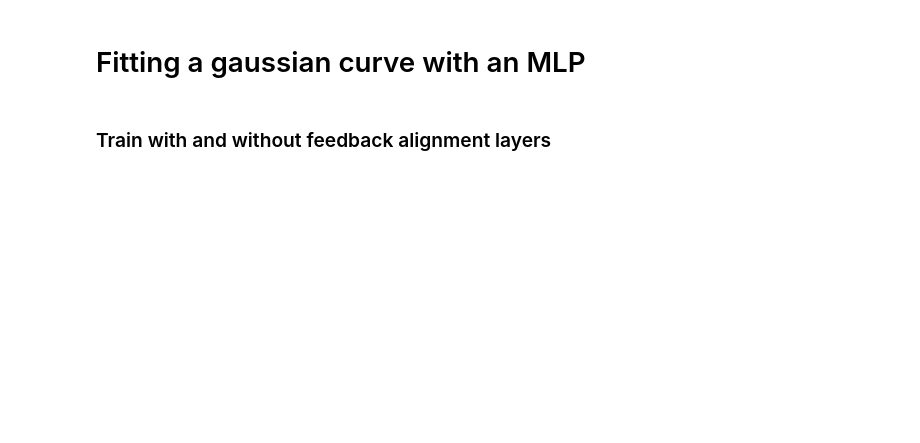
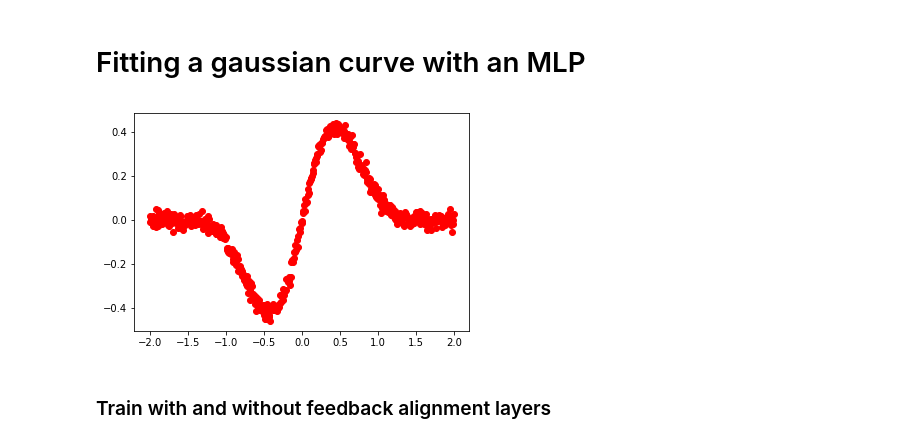
Before and after one commit to taliesinb/feedback_alignment, a Jupyter notebook: train_simple.ipynb, the cells around one changed output. Drawn from its saved outputs; the diff is of its cells as text; code cells hidden in the pictures; blank space fills up the shorter version.

```diff
--- a/train_simple.ipynb
+++ b/train_simple.ipynb
@@ -9,10 +13,12 @@ from fa import *
 from train import *
 from utils import *
 # %%
-n = 1000
+n = 500
 x = np.linspace(-2, 2, n).reshape(-1, 1)
-y = 0.5*np.exp(-(x*1.5)**2) - 0.3 + 0.02 * np.random.randn(*x.shape)
+y = 0.8*np.exp(-((x*0.7)*2)**2) * np.sin(2*x) + 0.02 * np.random.randn(*x.shape)
 plt.plot(x, y, 'ro');
+# %% [output]
+[figure, added]
 # %% [markdown]
 ### Train with and without feedback alignment layers
 # %%
```
Also changed, not shown: parts of 2 cells of this notebook, 5 other files.
